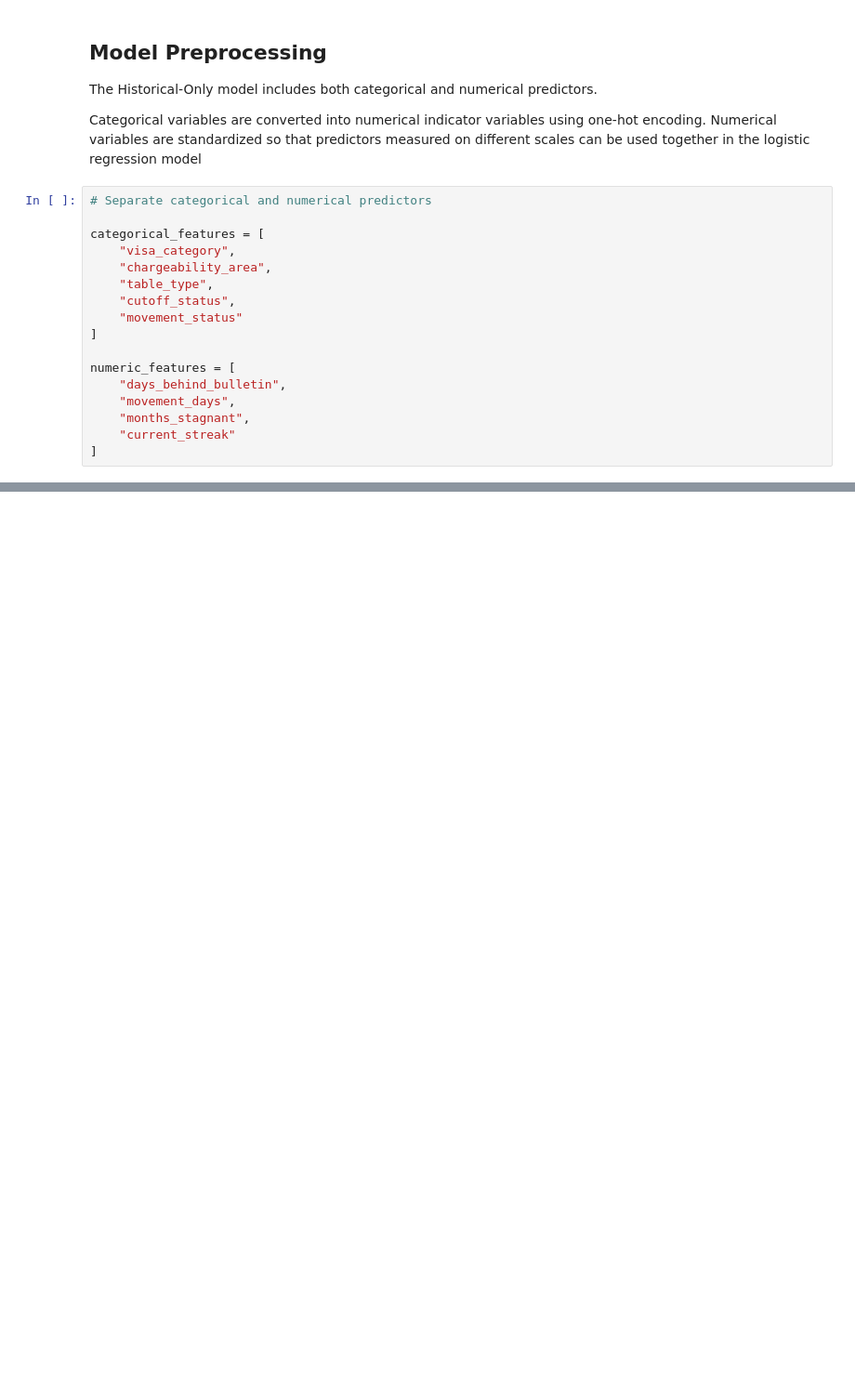
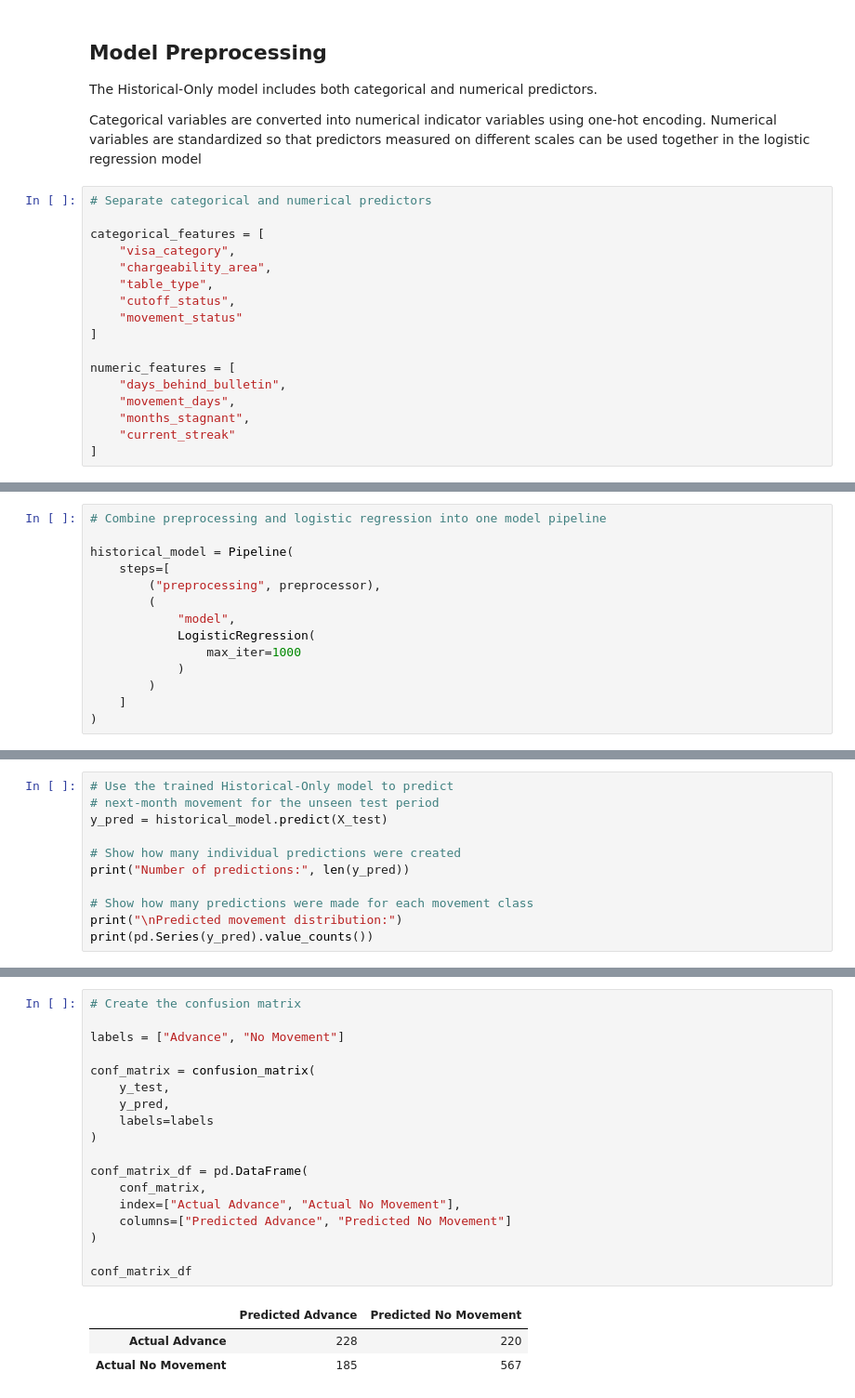
Before and after one commit to stak-k/visa-bulletin-project, a Jupyter notebook: notebooks/07_q3_prediction_model.ipynb, the cells around one changed output, grey strips where cells are left out. Shown at 93% size. Cells and saved outputs as stored; diff of their text form; blank space fills up the shorter version.

```diff
--- a/notebooks/07_q3_prediction_model.ipynb
+++ b/notebooks/07_q3_prediction_model.ipynb
@@ -233,0 +271,14 @@ numeric_features = [
+# %%
+# Combine preprocessing and logistic regression into one model pipeline
+
+historical_model = Pipeline(
+    steps=[
+        ("preprocessing", preprocessor),
+        (
+            "model",
+            LogisticRegression(
+                max_iter=1000
+            )
+        )
+    ]
+)
@@ -233,0 +302,11 @@ numeric_features = [
+# %%
+# Use the trained Historical-Only model to predict
+# next-month movement for the unseen test period
+y_pred = historical_model.predict(X_test)
+
+# Show how many individual predictions were created
+print("Number of predictions:", len(y_pred))
+
+# Show how many predictions were made for each movement class
+print("\nPredicted movement distribution:")
+print(pd.Series(y_pred).value_counts())
@@ -233,0 +349,22 @@ numeric_features = [
+# %%
+# Create the confusion matrix
+
+labels = ["Advance", "No Movement"]
+
+conf_matrix = confusion_matrix(
+    y_test,
+    y_pred,
+    labels=labels
+)
+
+conf_matrix_df = pd.DataFrame(
+    conf_matrix,
+    index=["Actual Advance", "Actual No Movement"],
+    columns=["Predicted Advance", "Predicted No Movement"]
+)
+
+conf_matrix_df
+# %% [output]
+|  | Predicted Advance | Predicted No Movement |
+| Actual Advance | 228 | 220 |
+| Actual No Movement | 185 | 567 |
```
Also changed, not shown: parts of 19 cells of this notebook, 2 other files.
